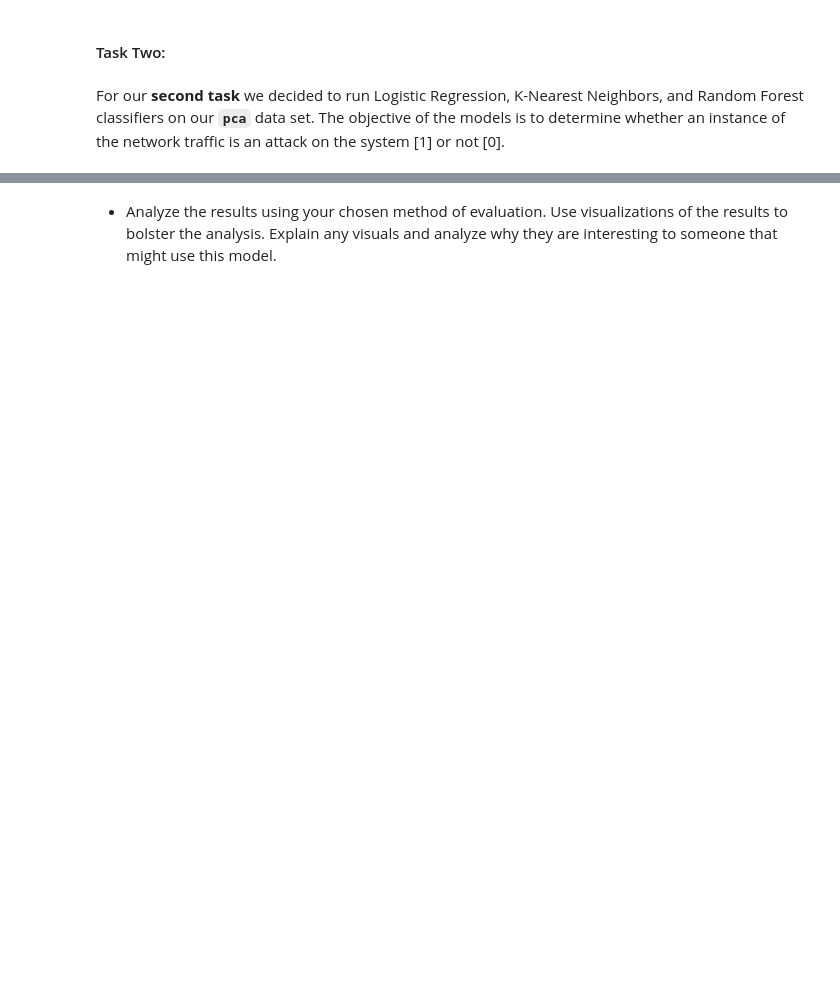
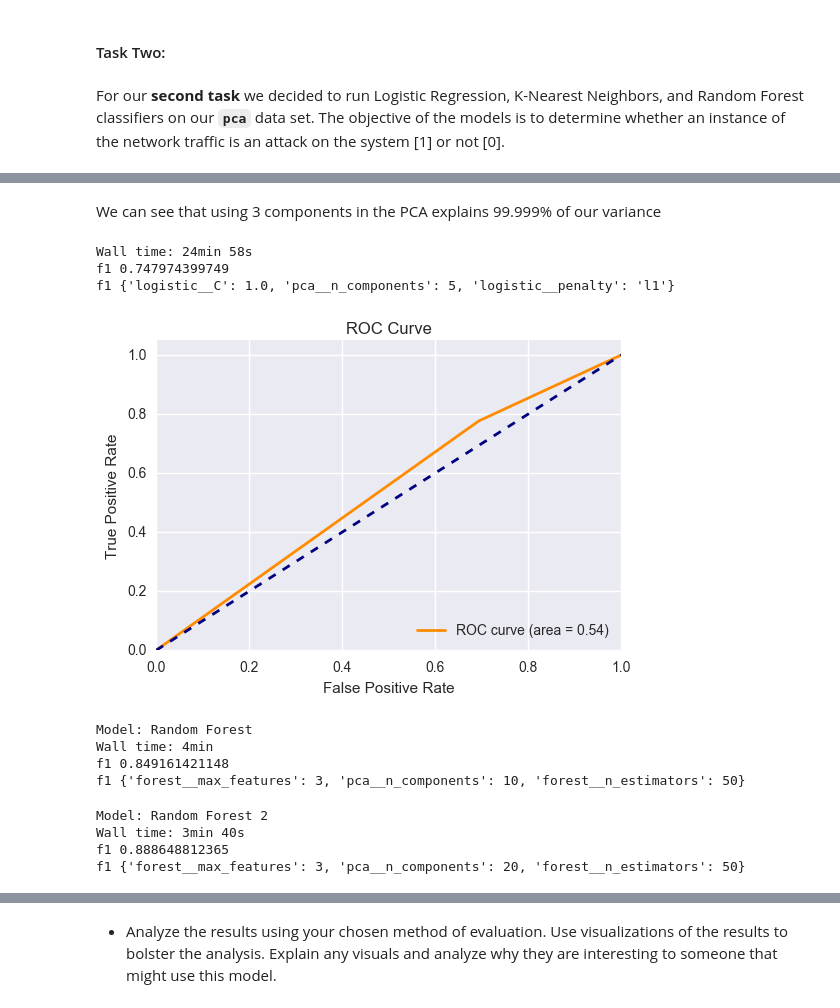
Before and after one commit to Dangerbotz/network_intrusion_detection_system, a Jupyter notebook: BalzerSrinivasThungVanceLab2.ipynb, the cells around one changed output, grey strips where cells are left out. Drawn from its saved outputs; the diff is of its cells as text; code cells hidden in the pictures; blank space fills up the shorter version.

Commit message:
Completed running the models.

```diff
--- a/BalzerSrinivasThungVanceLab2.ipynb
+++ b/BalzerSrinivasThungVanceLab2.ipynb
@@ -675,3 +720,5 @@ explained variance ratio (first three components): [ 80.62648709  18.61891863
+# %% [markdown]
+We can see that using 3 components in the PCA explains 99.999% of our variance
 # %%
 # Model: Logistic Regression
 pca = PCA()
@@ -679,57 +726,74 @@ clf = LogisticRegression() # get object
 pipe = Pipeline(steps=[("pca", pca),
                        ('logistic', clf)])
 
-grid = dict(pca__n_components=[3, 15, 25],
+grid = dict(pca__n_components=[2, 3, 5],
             logistic__C=[1e-4, 1.0, 1e4],
             logistic__penalty=['l1', 'l2'])
-
+scores = ["f1"]
 for score in scores:
     # GridSearchCV parameter cv uses stratifiedKFold when y is binary
     estimator = GridSearchCV(pipe, grid, n_jobs=-1, cv=10 ,scoring=score)
     %time estimator.fit(X, y)
     print score + " " + str(estimator.best_score_)
     print score + " " + str(estimator.best_params_)
+# %% [output]
+Wall time: 24min 58s
+f1 0.747974399749
+f1 {'logistic__C': 1.0, 'pca__n_components': 5, 'logistic__penalty': 'l1'}
 # %%
+# http://scikit-learn.org/stable/tutorial/statistical_inference/putting_together.html
+
 # Since we are using f1 and accuracy as our metrics for goodness, we'll run an ROC curve on
 # the best fitting parameters are:
-clf = LogisticRegression()
+
+clf = LogisticRegression(penalty="l1", C=1.0)
 for train_index, test_index in cv_object.split(X, y):
     X_train, X_test = X[train_index], X[test_index]
     y_train, y_test = y[train_index], y[test_index]
 
+    pca = PCA(n_components=5).fit(X_train)
+    X_train_pca = pca.transform(X_train)
+    X_test_pca = pca.transform(X_test)
+
     # train the classifier on the training data
-    clf.fit(X_train, y_train)  # train object
-    y_hat = clf.predict(X_test)
+    clf.fit(X_train_pca, y_train)  # train object
+    y_hat = clf.predict(X_test_pca)
+
+
+
+
 
 fpr, tpr, _ = roc_curve(y_test, y_hat)
 roc_auc = auc(fpr, tpr)
 
 plt.figure()
 lw = 2
 plt.plot(fpr, tpr, color='darkorange',
          lw=lw, label='ROC curve (area = %0.2f)' % roc_auc)
 plt.plot([0, 1], [0, 1], color='navy', lw=lw, linestyle='--')
 plt.xlim([0.0, 1.0])
 plt.ylim([0.0, 1.05])
 plt.xlabel('False Positive Rate')
 plt.ylabel('True Positive Rate')
 plt.title('ROC Curve')
 plt.legend(loc="lower right")
 plt.show()
+# %% [output]
+[figure, added]
 # %%
 # Model: Random Forest
+print "Model: Random Forest"
 num_trees = 100
 max_features = 5
 clf = RandomForestClassifier(n_jobs=-1)
 
 pca = PCA()
-clf = LogisticRegression() # get object
 pipe = Pipeline(steps=[("pca", pca),
                        ('forest', clf)])
 
-grid = dict(pca__n_components=[3, 15, 25],
-            forest__n_estimators=[1, 10, 50, 100, 200],
-            forest__max_features=[1, 2, 3, 4, 5])
+grid = dict(pca__n_components=[3, 5, 10],
+            forest__n_estimators=[1, 10, 50],
+            forest__max_features=[1, 2, 3])
 
 for score in scores:
     # GridSearchCV parameter cv uses stratifiedKFold when y is binary
@@ -737,3 +801,34 @@ for score in scores:
     %time estimator.fit(X, y)
     print score + " " + str(estimator.best_score_)
     print score + " " + str(estimator.best_params_)
+# %% [output]
+Model: Random Forest
+Wall time: 4min
+f1 0.849161421148
+f1 {'forest__max_features': 3, 'pca__n_components': 10, 'forest__n_estimators': 50}
+# %%
+# Model: Random Forest
+print "Model: Random Forest 2"
+num_trees = 100
+max_features = 5
+clf = RandomForestClassifier(n_jobs=-1)
+
+pca = PCA()
+pipe = Pipeline(steps=[("pca", pca),
+                       ('forest', clf)])
+
+grid = dict(pca__n_components=[3, 5, 20],
+            forest__n_estimators=[1, 10, 50],
+            forest__max_features=[1, 2, 3])
+
+for score in scores:
+    # GridSearchCV parameter cv uses stratifiedKFold when y is binary
+    estimator = GridSearchCV(pipe, grid, n_jobs=-1, cv=10 ,scoring=score)
+    %time estimator.fit(X, y)
+    print score + " " + str(estimator.best_score_)
+    print score + " " + str(estimator.best_params_)
+# %% [output]
+Model: Random Forest 2
+Wall time: 3min 40s
+f1 0.888648812365
+f1 {'forest__max_features': 3, 'pca__n_components': 20, 'forest__n_estimators': 50}
```
Also changed, not shown: parts of 18 cells of this notebook.
